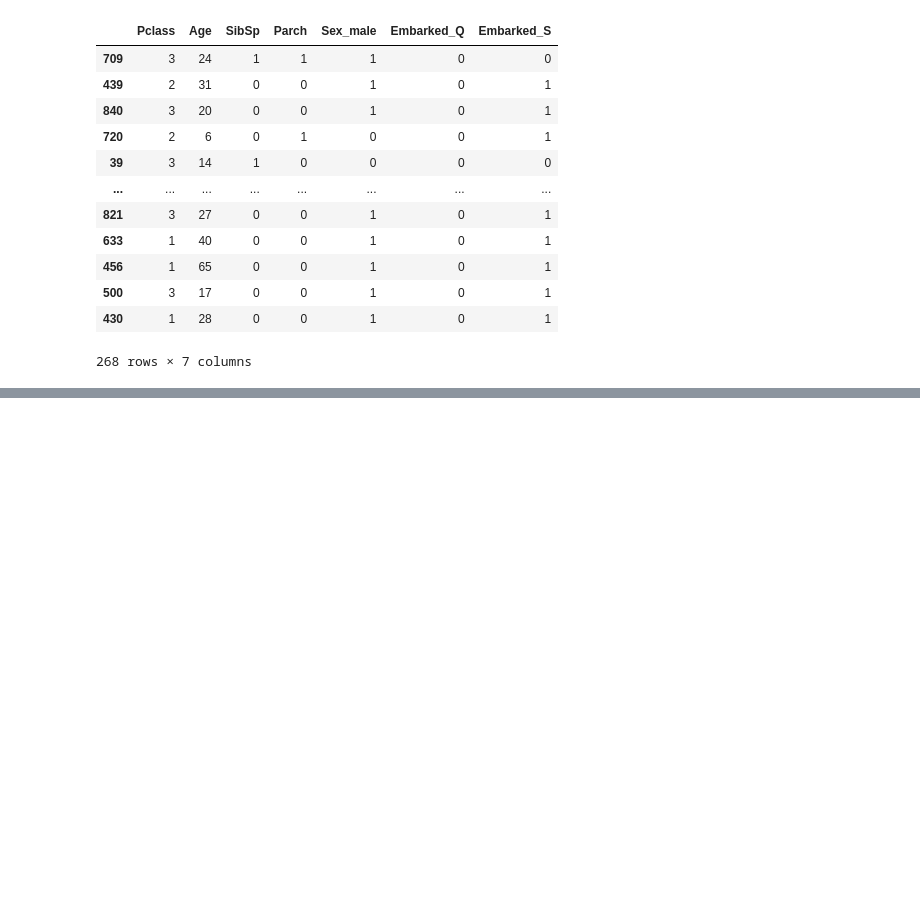
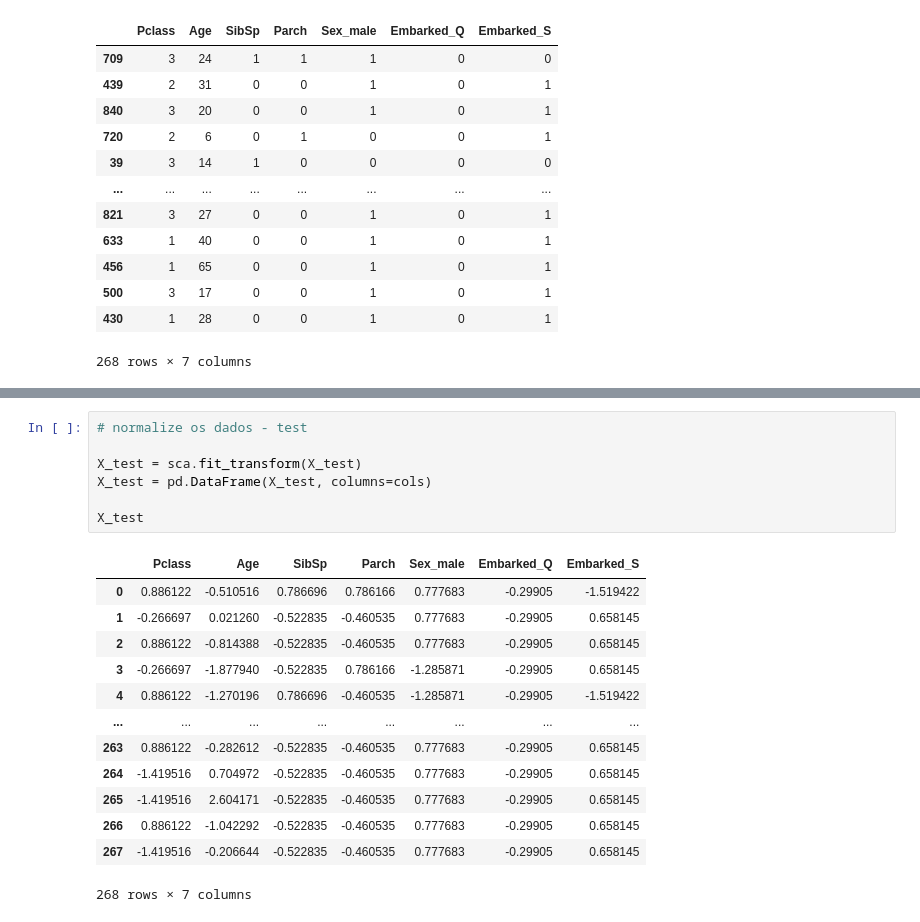
Before and after one commit to sarasantosdev/machine_learning_guia_de_referencia_rapida_estudos, a Jupyter notebook: machine_learning_guia_referencia_rapida.ipynb, the cells around one changed output, grey strips where cells are left out. Saved outputs shown, nothing was run; the diff lists cells and outputs as text; blank space fills up the shorter version.

```diff
--- a/machine_learning_guia_referencia_rapida.ipynb
+++ b/machine_learning_guia_referencia_rapida.ipynb
@@ -218,0 +244,21 @@ X_test
+# %%
+# normalize os dados - test
+
+X_test = sca.fit_transform(X_test)
+X_test = pd.DataFrame(X_test, columns=cols)
+
+X_test
+# %% [output]
+|  | Pclass | Age | SibSp | Parch | Sex_male | Embarked_Q | Embarked_S |
+| 0 | 0.886122 | -0.510516 | 0.786696 | 0.786166 | 0.777683 | -0.29905 | -1.519422 |
+| 1 | -0.266697 | 0.021260 | -0.522835 | -0.460535 | 0.777683 | -0.29905 | 0.658145 |
+| 2 | 0.886122 | -0.814388 | -0.522835 | -0.460535 | 0.777683 | -0.29905 | 0.658145 |
+| 3 | -0.266697 | -1.877940 | -0.522835 | 0.786166 | -1.285871 | -0.29905 | 0.658145 |
+| 4 | 0.886122 | -1.270196 | 0.786696 | -0.460535 | -1.285871 | -0.29905 | -1.519422 |
+| ... | ... | ... | ... | ... | ... | ... | ... |
+| 263 | 0.886122 | -0.282612 | -0.522835 | -0.460535 | 0.777683 | -0.29905 | 0.658145 |
+| 264 | -1.419516 | 0.704972 | -0.522835 | -0.460535 | 0.777683 | -0.29905 | 0.658145 |
+| 265 | -1.419516 | 2.604171 | -0.522835 | -0.460535 | 0.777683 | -0.29905 | 0.658145 |
+| 266 | 0.886122 | -1.042292 | -0.522835 | -0.460535 | 0.777683 | -0.29905 | 0.658145 |
+| 267 | -1.419516 | -0.206644 | -0.522835 | -0.460535 | 0.777683 | -0.29905 | 0.658145 |
+268 rows × 7 columns
```
Also changed, not shown: parts of 3 cells of this notebook.
